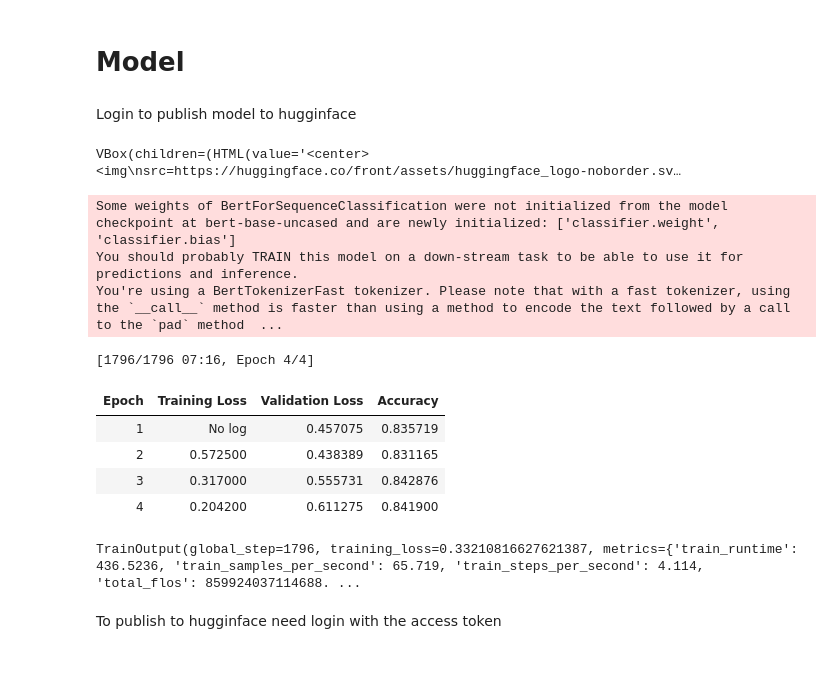
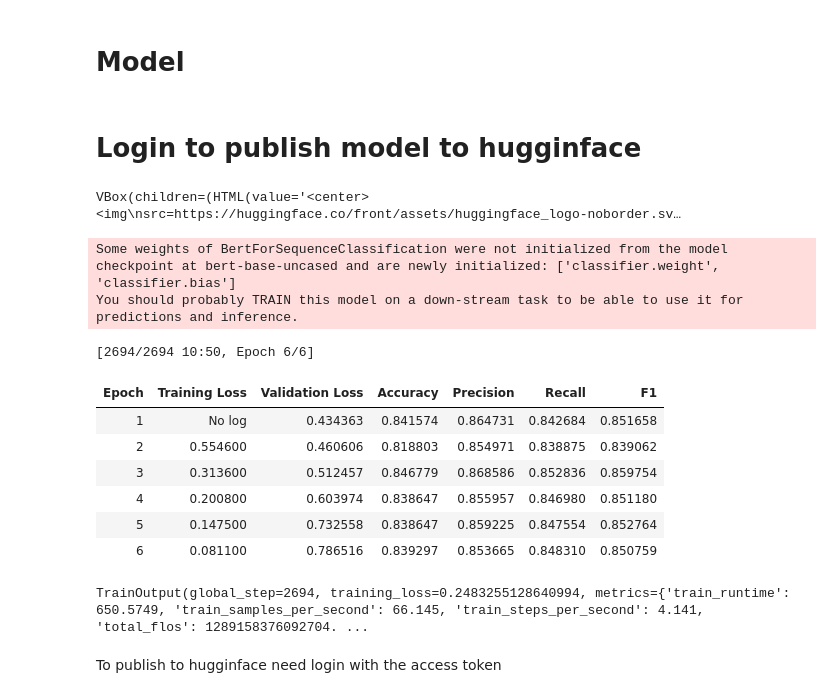
Before and after one commit to IgorCzudy/whatsapp_message_clasterization, a Jupyter notebook: notebooks/GC_Training.ipynb, the cells around one changed output. Saved outputs shown, nothing was run; the diff lists cells and outputs as text; code cells hidden in the pictures; blank space fills up the shorter version.

```diff
--- a/notebooks/GC_Training.ipynb
+++ b/notebooks/GC_Training.ipynb
@@ -128,13 +128,20 @@ import numpy as np
 import evaluate
 
 accuracy = evaluate.load("accuracy")
+recall = evaluate.load("recall")
+f1m = evaluate.load("f1")
+precision = evaluate.load("precision")
 
 def compute_metrics(eval_pred):
     predictions, labels = eval_pred
     predictions = np.argmax(predictions, axis=1)
-    return accuracy.compute(predictions=predictions, references=labels)
+    acc = accuracy.compute(predictions=predictions, references=labels)["accuracy"]
+    rc = recall.compute(predictions=predictions, references=labels,average='macro')["recall"]
+    f1 = f1m.compute(predictions=predictions, references=labels,average='macro')["f1"]
+    pcs = precision.compute(predictions=predictions, references=labels,average='macro')["precision"]
+    return {"accuracy":acc,"precision":pcs,"recall":rc,"f1":f1}
 # %% [markdown]
-Login to publish model to hugginface
+# Login to publish model to hugginface
 # %%
 from huggingface_hub import notebook_login
 
@@ -149,44 +156,45 @@ label2id = {"GENERAL": 0, "FOOTBALL": 1, "PARTY": 2, "MUSIC": 3}
 
 model = AutoModelForSequenceClassification.from_pretrained(
     "bert-base-uncased",
     num_labels=4, id2label=id2label, label2id=label2id
 )
 
 training_args = TrainingArguments(
-    output_dir="whatsapp-group-classifierv2",
-    learning_rate=2e-5,
+    output_dir="whatsapp-group-classifier",
+    learning_rate=3e-5,
     per_device_train_batch_size=16,
     per_device_eval_batch_size=16,
-    num_train_epochs=4,
+    num_train_epochs=6,
     weight_decay=0.01,
     evaluation_strategy="epoch",
     save_strategy="epoch",
     load_best_model_at_end=True,
     push_to_hub=True,
 )
 
 trainer = Trainer(
     model=model,
     args=training_args,
     train_dataset=dataset_train,
     eval_dataset=dataset_test,
     tokenizer=tokenizer,
     data_collator=data_collator,
     compute_metrics=compute_metrics,
 )
 
 trainer.train()
 # %% [output]
 Some weights of BertForSequenceClassification were not initialized from the model checkpoint at bert-base-uncased and are newly initialized: ['classifier.weight', 'classifier.bias']
 You should probably TRAIN this model on a down-stream task to be able to use it for predictions and inference.
-You're using a BertTokenizerFast tokenizer. Please note that with a fast tokenizer, using the `__call__` method is faster than using a method to encode the text followed by a call to the `pad` method  ...
-[1796/1796 07:16, Epoch 4/4]
+[2694/2694 10:50, Epoch 6/6]
-| Epoch | Training Loss | Validation Loss | Accuracy |
-| 1 | No log | 0.457075 | 0.835719 |
-| 2 | 0.572500 | 0.438389 | 0.831165 |
-| 3 | 0.317000 | 0.555731 | 0.842876 |
-| 4 | 0.204200 | 0.611275 | 0.841900 |
+| Epoch | Training Loss | Validation Loss | Accuracy | Precision | Recall | F1 |
+| 1 | No log | 0.434363 | 0.841574 | 0.864731 | 0.842684 | 0.851658 |
+| 2 | 0.554600 | 0.460606 | 0.818803 | 0.854971 | 0.838875 | 0.839062 |
+| 3 | 0.313600 | 0.512457 | 0.846779 | 0.868586 | 0.852836 | 0.859754 |
+| 4 | 0.200800 | 0.603974 | 0.838647 | 0.855957 | 0.846980 | 0.851180 |
+| 5 | 0.147500 | 0.732558 | 0.838647 | 0.859225 | 0.847554 | 0.852764 |
+| 6 | 0.081100 | 0.786516 | 0.839297 | 0.853665 | 0.848310 | 0.850759 |
-TrainOutput(global_step=1796, training_loss=0.33210816627621387, metrics={'train_runtime': 436.5236, 'train_samples_per_second': 65.719, 'train_steps_per_second': 4.114, 'total_flos': 859924037114688. ...
+TrainOutput(global_step=2694, training_loss=0.2483255128640994, metrics={'train_runtime': 650.5749, 'train_samples_per_second': 66.145, 'train_steps_per_second': 4.141, 'total_flos': 1289158376092704. ...
 # %% [markdown]
 To publish to hugginface need login with the access token
 # %%
```
Also changed, not shown: parts of 2 cells of this notebook.
